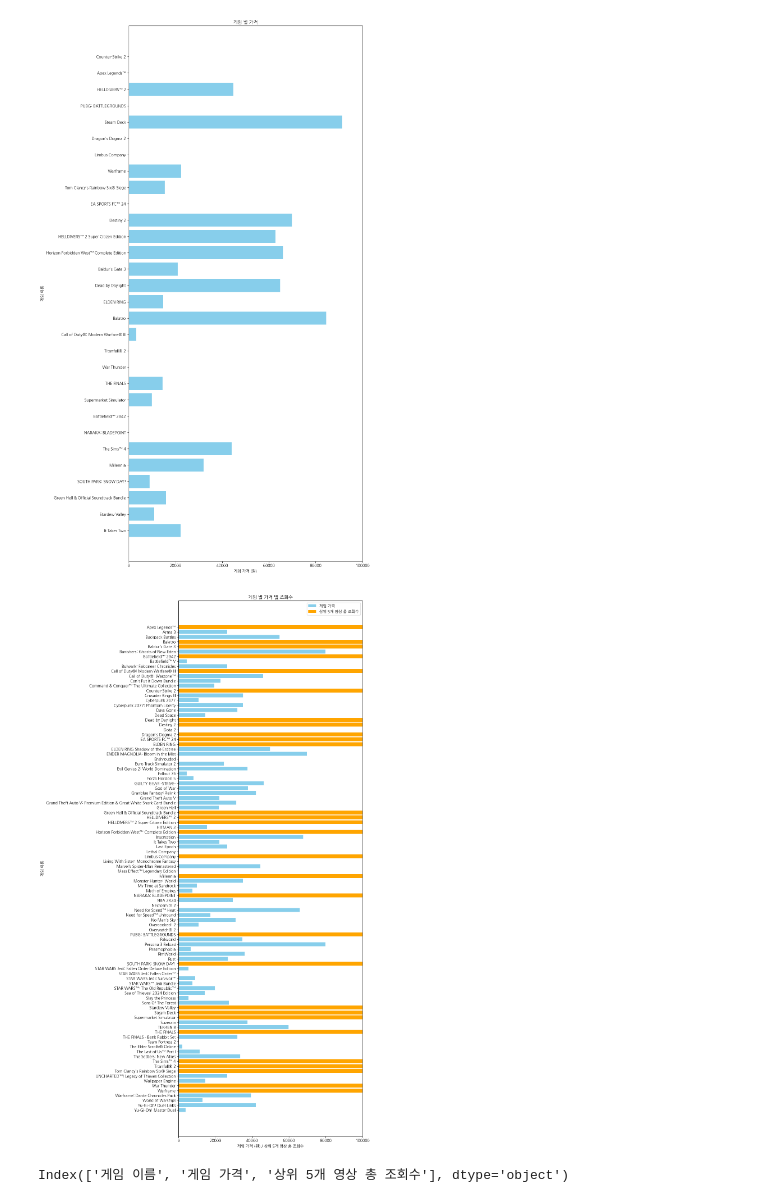
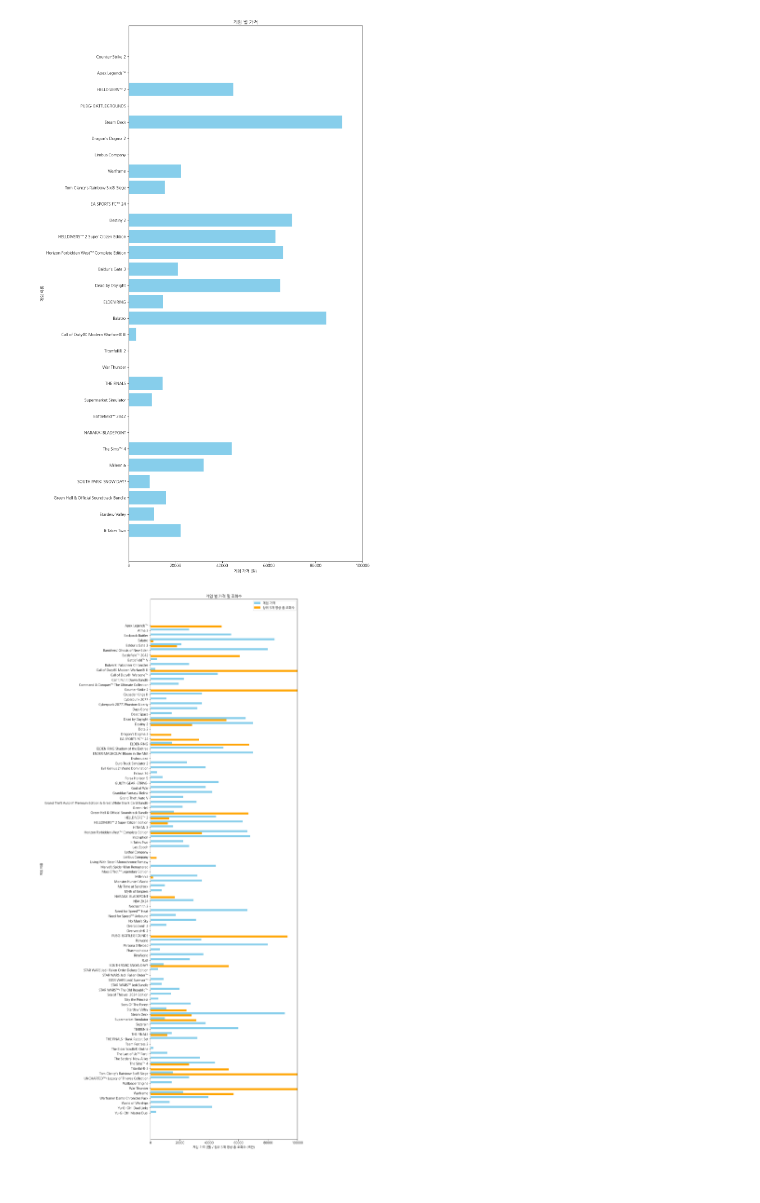
Before and after one commit to SeSAC-UE-AI/AIProject, a Jupyter notebook: Project/JMK/Steammpgraph.ipynb, the cells around one changed output. Drawn from its saved outputs; the diff is of its cells as text; code cells hidden in the pictures.

Commit message:
ImageOutput

```diff
--- a/Project/JMK/Steammpgraph.ipynb
+++ b/Project/JMK/Steammpgraph.ipynb
@@ -143,40 +143,40 @@ import pandas as pd
 plt.rcParams['font.family'] = 'NanumGothic'
 
 # 데이터 로드
 jyj_data = pd.read_csv('../JYJ/steam_games_TopSeller_bak.csv', encoding='utf-8')
 youtube_data = pd.read_csv('../KSH/youtube_games.csv', encoding='utf-8')
 
 # 데이터 결합
 merged_data = pd.merge(jyj_data, youtube_data, on='게임 이름', how='outer')
 
 # 결측치가 아닌 데이터만 필터링
 merged_data_filtered = merged_data.dropna(subset=['게임 가격'])
 
 # 가격 및 조회수 처리 및 스케일링
 price_values = []
 for price in merged_data_filtered['게임 가격']:
     if price == 'Free To Play' or price == 'Prepurchase':
         price_values.append(0)
     else:
         price_values.append(float(price.replace('₩', '').replace(',', '')))
 
-view_count_values = merged_data_filtered['상위 5개 영상 총 조회수'].fillna(0).astype(int)
+# 상위 5개 영상 총 조회수를 백만 단위로 변환
+view_count_values = merged_data_filtered['상위 5개 영상 총 조회수'].fillna(0).astype(int) / 1000
 
 # 그래프 생성
-plt.figure(figsize=(12, 20))
-plt.barh(merged_data_filtered['게임 이름'], price_values, color='skyblue', label='게임 가격')
-plt.barh(merged_data_filtered['게임 이름'], view_count_values, color='orange', label='상위 5개 영상 총 조회수')
-plt.xlabel('게임 가격 (원) / 상위 5개 영상 총 조회수')
+plt.figure(figsize=(12, 25))
+bar_width = 0.4  # 막대의 너비
+index = range(len(merged_data_filtered))
+plt.barh(index, price_values, color='skyblue', height=bar_width, label='게임 가격')
+plt.barh([i + bar_width for i in index], view_count_values, color='orange', height=bar_width, label='상위 5개 영상 총 조회수')
+plt.yticks([i + bar_width / 2 for i in index], merged_data_filtered['게임 이름'])  # y 축 눈금 레이블 설정
+plt.xlabel('게임 가격 (원) / 상위 5개 영상 총 조회수 (백만)')
 plt.ylabel('게임 이름')
 plt.title('게임 별 가격 및 조회수')
 plt.xlim(0, 100000)  # y 축 범위 설정
 plt.gca().invert_yaxis()  # 그래프 방향 뒤집기
 plt.legend()
 plt.tight_layout()  # 그래프 간격 조정
 plt.show()
 # %% [output]
-[figure, old version]
+[figure, new version]
-# %%
-print(merged_data.columns)
-# %% [output]
-Index(['게임 이름', '게임 가격', '상위 5개 영상 총 조회수'], dtype='object')
```
Also changed, not shown: parts of 5 cells of this notebook, 2 other files.
